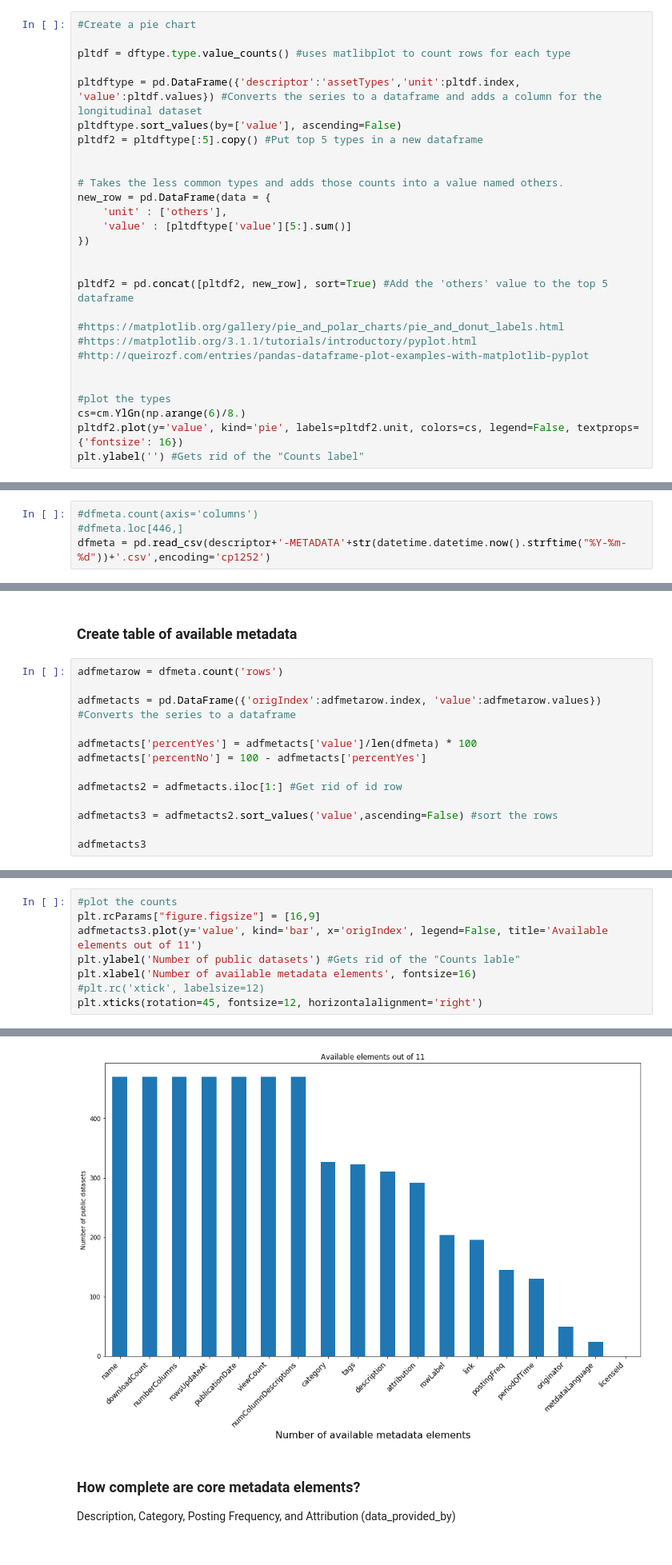
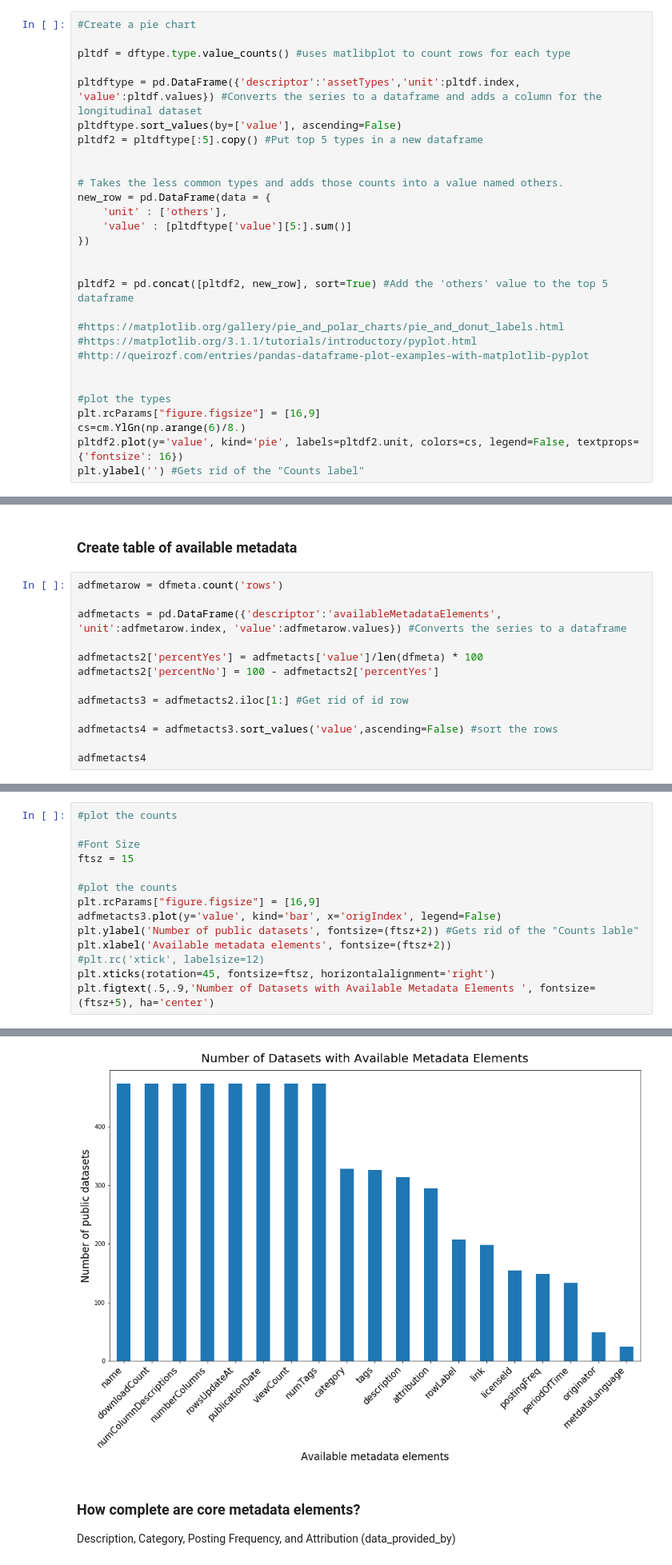
Before and after one commit to OpenDataLiteracy/WSL-AMF, a Jupyter notebook: portal-dashboard/socrata-all-metadata.ipynb, the cells around one changed output, grey strips where cells are left out. Shown at 80% size. Saved outputs shown, nothing was run; the diff lists cells and outputs as text.

```diff
--- a/portal-dashboard/socrata-all-metadata.ipynb
+++ b/portal-dashboard/socrata-all-metadata.ipynb
@@ -136,6 +148,7 @@ pltdf2 = pd.concat([pltdf2, new_row], sort=True) #Add the 'others' value to the
 
 
 #plot the types
+plt.rcParams["figure.figsize"] = [16,9]
 cs=cm.YlGn(np.arange(6)/8.)
 pltdf2.plot(y='value', kind='pie', labels=pltdf2.unit, colors=cs, legend=False, textprops={'fontsize': 16})
 plt.ylabel('') #Gets rid of the "Counts label"
@@ -378,10 +417,6 @@ dfmeta = pd.read_csv(descriptor+'-METADATA'+str(datetime.datetime.now().strftime
 # %% [markdown]
 ### How complete are available metadata elements?
 'description','category','attribution','periodOfTime','postingFreq','originator','link','licenseId','tags','rowLabel', 'metadataLanguage'
-# %%
-#dfmeta.count(axis='columns')
-#dfmeta.loc[446,]
-dfmeta = pd.read_csv(descriptor+'-METADATA'+str(datetime.datetime.now().strftime("%Y-%m-%d"))+'.csv',encoding='cp1252')
 # %%
 #Available metadata dataframe of public datasets
 #dfmeta['numColumnDescriptions'].replace(0, np.nan, inplace = True)
@@ -413,14 +455,14 @@ Text(0.5, 0, 'Number of available metadata elements')
 # %%
 adfmetarow = dfmeta.count('rows')
 
-adfmetacts = pd.DataFrame({'origIndex':adfmetarow.index, 'value':adfmetarow.values}) #Converts the series to a dataframe
+adfmetacts = pd.DataFrame({'descriptor':'availableMetadataElements', 'unit':adfmetarow.index, 'value':adfmetarow.values}) #Converts the series to a dataframe
 
-adfmetacts['percentYes'] = adfmetacts['value']/len(dfmeta) * 100
-adfmetacts['percentNo'] = 100 - adfmetacts['percentYes']
+adfmetacts2['percentYes'] = adfmetacts['value']/len(dfmeta) * 100
+adfmetacts2['percentNo'] = 100 - adfmetacts2['percentYes']
 
-adfmetacts2 = adfmetacts.iloc[1:] #Get rid of id row
+adfmetacts3 = adfmetacts2.iloc[1:] #Get rid of id row
 
-adfmetacts3 = adfmetacts2.sort_values('value',ascending=False) #sort the rows
+adfmetacts4 = adfmetacts3.sort_values('value',ascending=False) #sort the rows
 
-adfmetacts3
+adfmetacts4
 # %% [output]
@@ -444,9 +486,15 @@ adfmetacts3
 # %%
 #plot the counts
+
+#Font Size
+ftsz = 15
+
+#plot the counts
 plt.rcParams["figure.figsize"] = [16,9]
-adfmetacts3.plot(y='value', kind='bar', x='origIndex', legend=False, title='Available elements out of 11')
-plt.ylabel('Number of public datasets') #Gets rid of the "Counts lable"
-plt.xlabel('Number of available metadata elements', fontsize=16)
+adfmetacts3.plot(y='value', kind='bar', x='origIndex', legend=False)
+plt.ylabel('Number of public datasets', fontsize=(ftsz+2)) #Gets rid of the "Counts lable"
+plt.xlabel('Available metadata elements', fontsize=(ftsz+2))
 #plt.rc('xtick', labelsize=12)
-plt.xticks(rotation=45, fontsize=12, horizontalalignment='right')
+plt.xticks(rotation=45, fontsize=ftsz, horizontalalignment='right')
+plt.figtext(.5,.9,'Number of Datasets with Available Metadata Elements ', fontsize=(ftsz+5), ha='center')
 # %% [output]
@@ -455,4 +502,4 @@ plt.xticks(rotation=45, fontsize=12, horizontalalignment='right')
-[figure, old version]
+[figure, new version]
 # %% [markdown]
 ### How complete are core metadata elements?
 Description, Category, Posting Frequency, and Attribution (data_provided_by)
```
Also changed, not shown: parts of 33 cells of this notebook.
